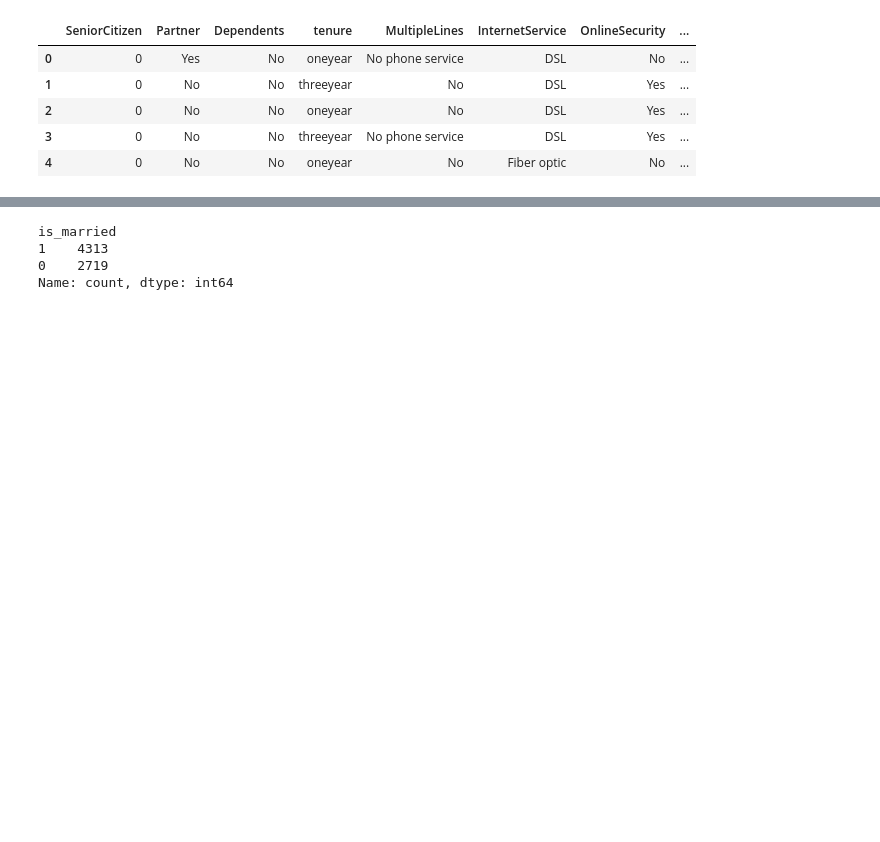
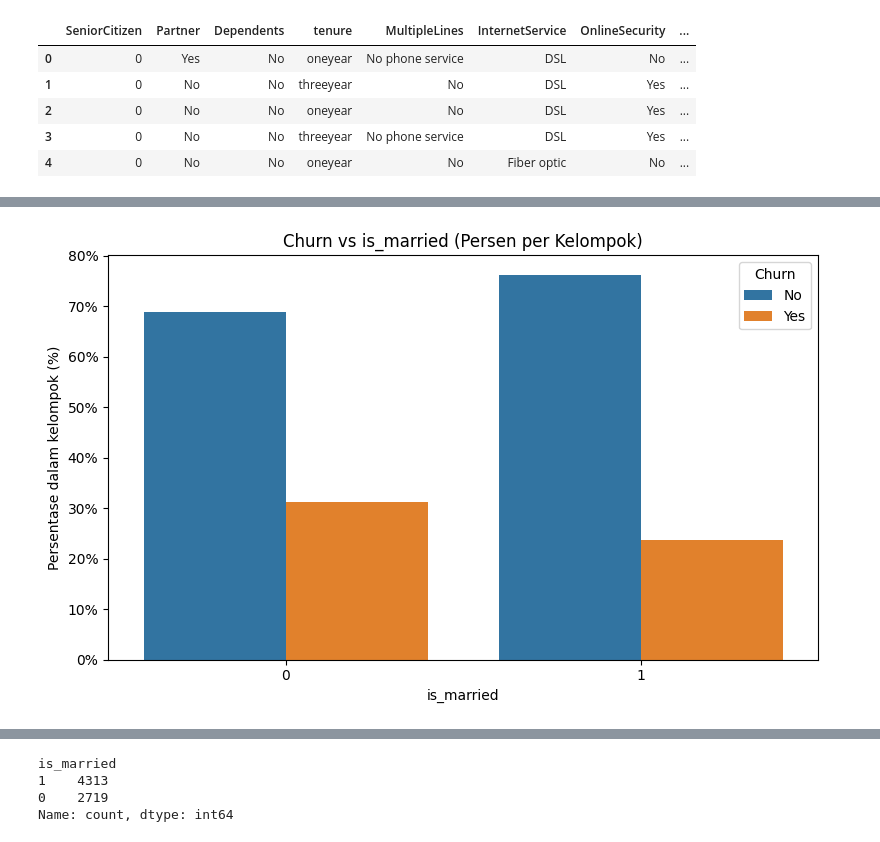
Before and after one commit to AgungHari/Rakamin_HW_MachineLearning_SupervisedLearning_2, a Jupyter notebook: Homework/Part2.ipynb, the cells around one changed output, grey strips where cells are left out. Cells and saved outputs as stored; diff of their text form; code cells hidden in the pictures; blank space fills up the shorter version.

```diff
--- a/Homework/Part2.ipynb
+++ b/Homework/Part2.ipynb
@@ -121,0 +136,31 @@ df.head()
+# %%
+import pandas as pd
+import seaborn as sns
+import matplotlib.pyplot as plt
+from matplotlib.ticker import FuncFormatter
+
+# Hitung jumlah per (is_married, Churn)
+ct = (
+    df.groupby(['is_married', 'Churn'])
+      .size()
+      .reset_index(name='count')
+)
+
+# Ubah ke persen DI DALAM tiap kelompok is_married
+ct['percent'] = ct.groupby('is_married')['count'].transform(lambda s: s / s.sum() * 100)
+
+plt.figure(figsize=(8,5))
+ax = sns.barplot(data=ct, x='is_married', y='percent', hue='Churn')
+ax.set_title('Churn vs is_married (Persen per Kelompok)')
+ax.set_xlabel('is_married')
+ax.set_ylabel('Persentase dalam kelompok (%)')
+ax.yaxis.set_major_formatter(FuncFormatter(lambda y, _: f'{y:.0f}%'))
+
+# (opsional) tulis label persen di atas bar
+
+
+plt.legend(title='Churn')
+plt.tight_layout()
+plt.show()
+# %% [output]
+[figure, added]
```
Also changed, not shown: parts of 2 cells of this notebook, 9 other files.
